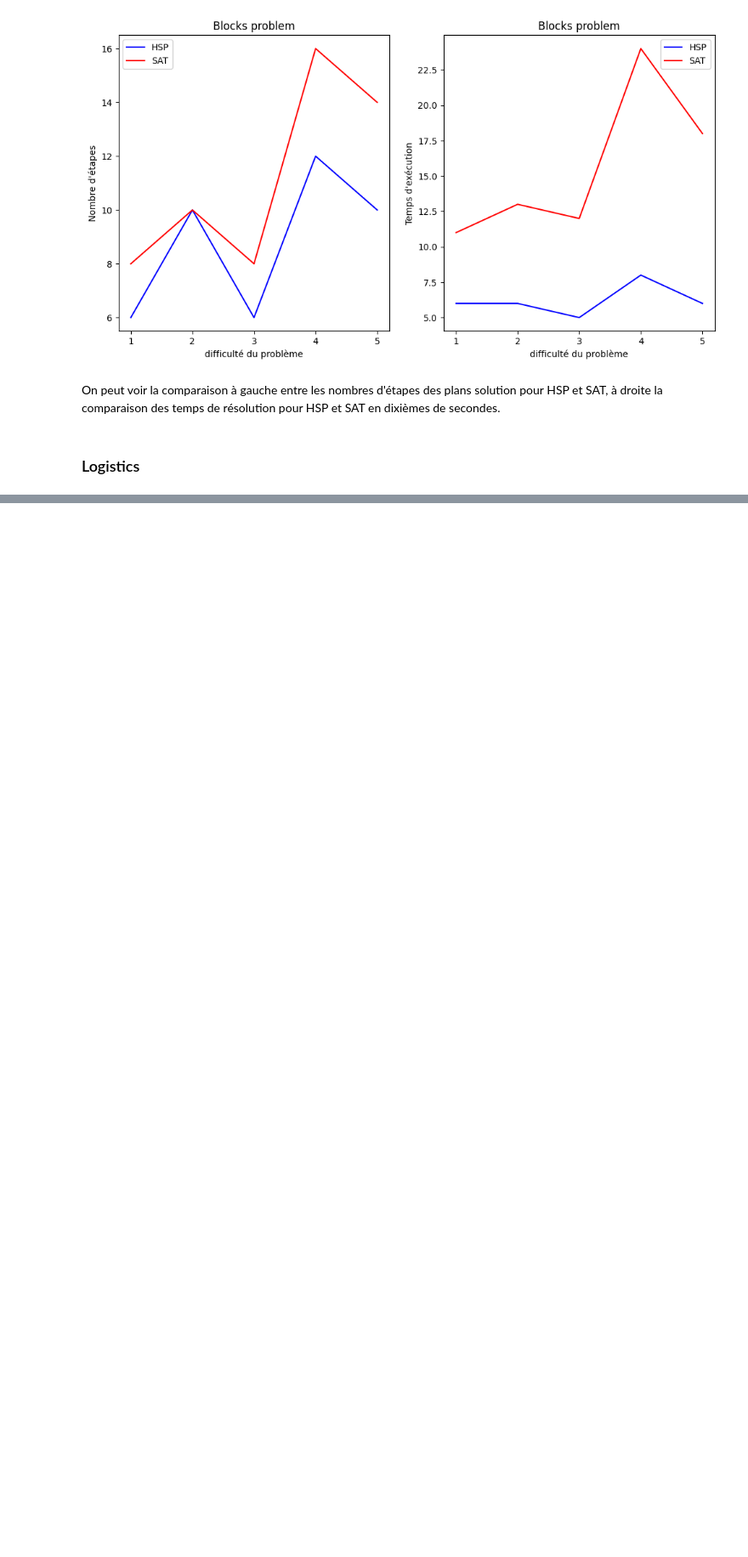
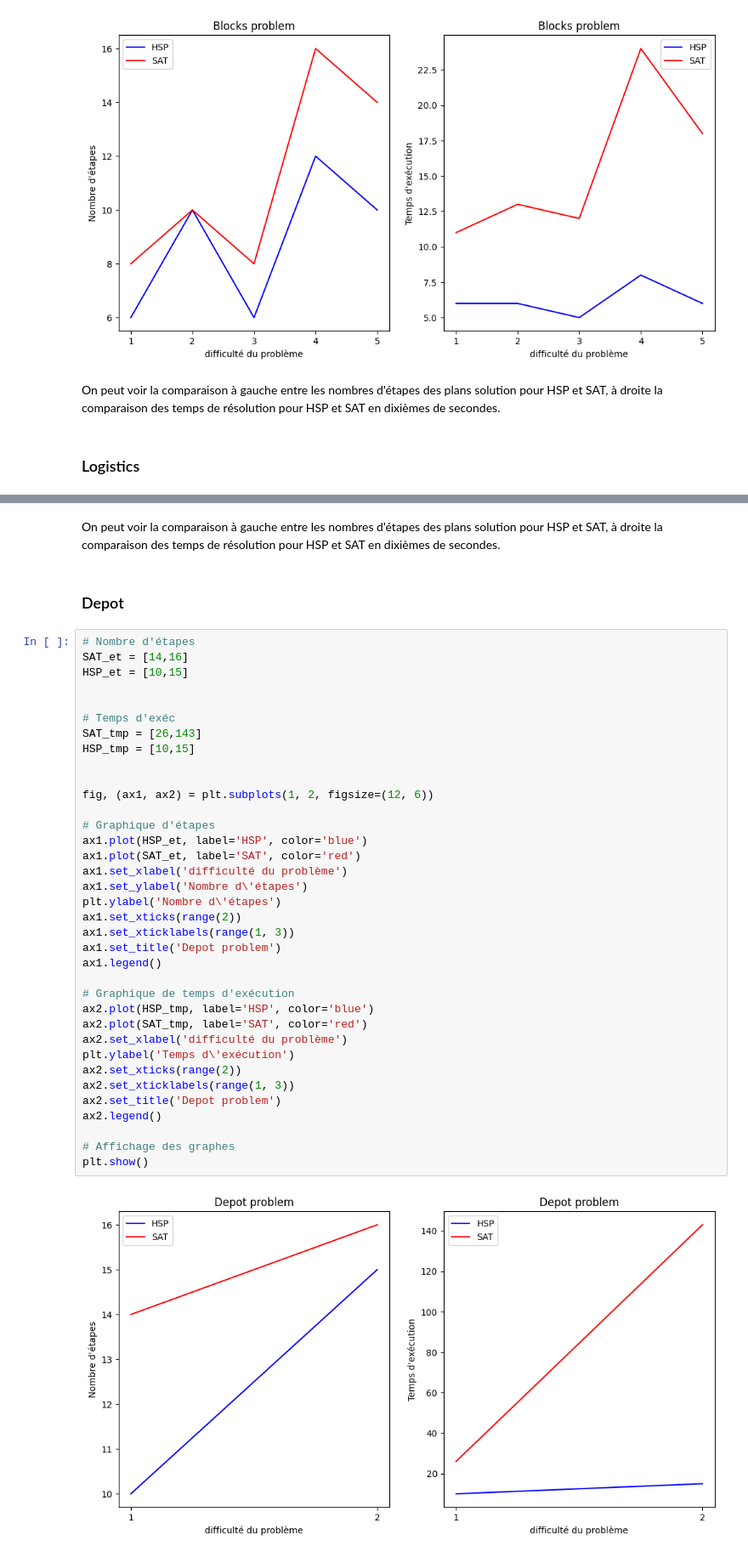
Before and after one commit to FauchonL/PlaniTP3, a Jupyter notebook: Rapport.ipynb, the cells around one changed output, grey strips where cells are left out. Shown at 85% size. Cells and saved outputs as stored; diff of their text form; blank space fills up the shorter version.

Commit message:
Resolution bug d'affichage du notebook

```diff
--- a/Rapport.ipynb
+++ b/Rapport.ipynb
@@ -90,0 +93,42 @@ plt.show()
+# %% [markdown]
+On peut voir la comparaison à gauche entre les nombres d'étapes des plans solution pour HSP et SAT, à droite la comparaison des temps de résolution pour HSP et SAT en dixièmes de secondes.
+# %% [markdown]
+### Depot
+# %%
+# Nombre d'étapes
+SAT_et = [14,16]
+HSP_et = [10,15]
+
+
+# Temps d'exéc
+SAT_tmp = [26,143]
+HSP_tmp = [10,15]
+
+
+fig, (ax1, ax2) = plt.subplots(1, 2, figsize=(12, 6))
+
+# Graphique d'étapes
+ax1.plot(HSP_et, label='HSP', color='blue')
+ax1.plot(SAT_et, label='SAT', color='red')
+ax1.set_xlabel('difficulté du problème')
+ax1.set_ylabel('Nombre d\'étapes')
+plt.ylabel('Nombre d\'étapes')
+ax1.set_xticks(range(2))
+ax1.set_xticklabels(range(1, 3))
+ax1.set_title('Depot problem')
+ax1.legend()
+
+# Graphique de temps d'exécution
+ax2.plot(HSP_tmp, label='HSP', color='blue')
+ax2.plot(SAT_tmp, label='SAT', color='red')
+ax2.set_xlabel('difficulté du problème')
+plt.ylabel('Temps d\'exécution')
+ax2.set_xticks(range(2))
+ax2.set_xticklabels(range(1, 3))
+ax2.set_title('Depot problem')
+ax2.legend()
+
+# Affichage des graphes
+plt.show()
+# %% [output]
+[figure, added]
```
Also changed, not shown: parts of 8 cells of this notebook.
